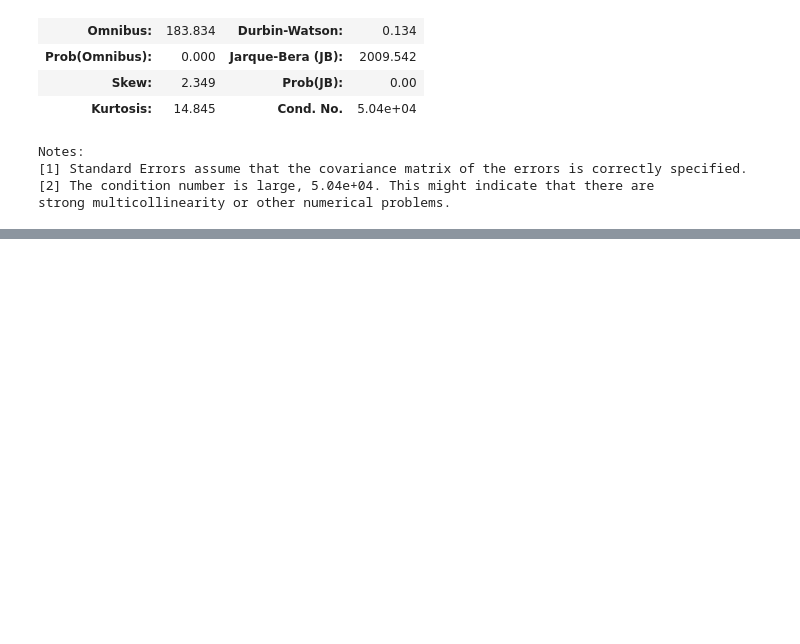
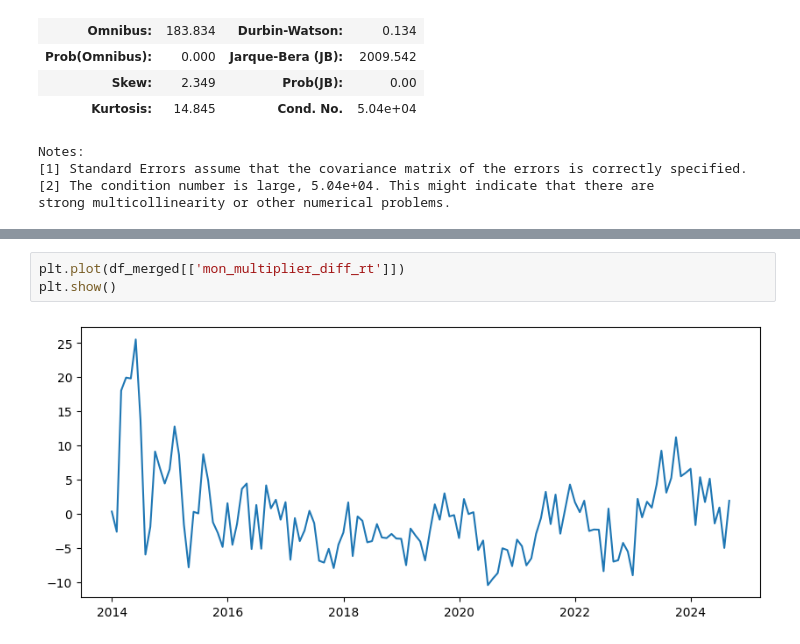
Before and after one commit to YoungminChoAtKaist/findb2024, a Jupyter notebook: findatabase.ipynb, the cells around one changed output, grey strips where cells are left out. Cells and saved outputs as stored; diff of their text form; blank space fills up the shorter version.

```diff
--- a/findatabase.ipynb
+++ b/findatabase.ipynb
@@ -813,0 +1098,5 @@ df_WUIJPN.tail()
+# %%
+plt.plot(df_merged[['mon_multiplier_diff_rt']])
+plt.show()
+# %% [output]
+[figure, added]
```
Also changed, not shown: parts of 49 cells of this notebook, 41 other files.
